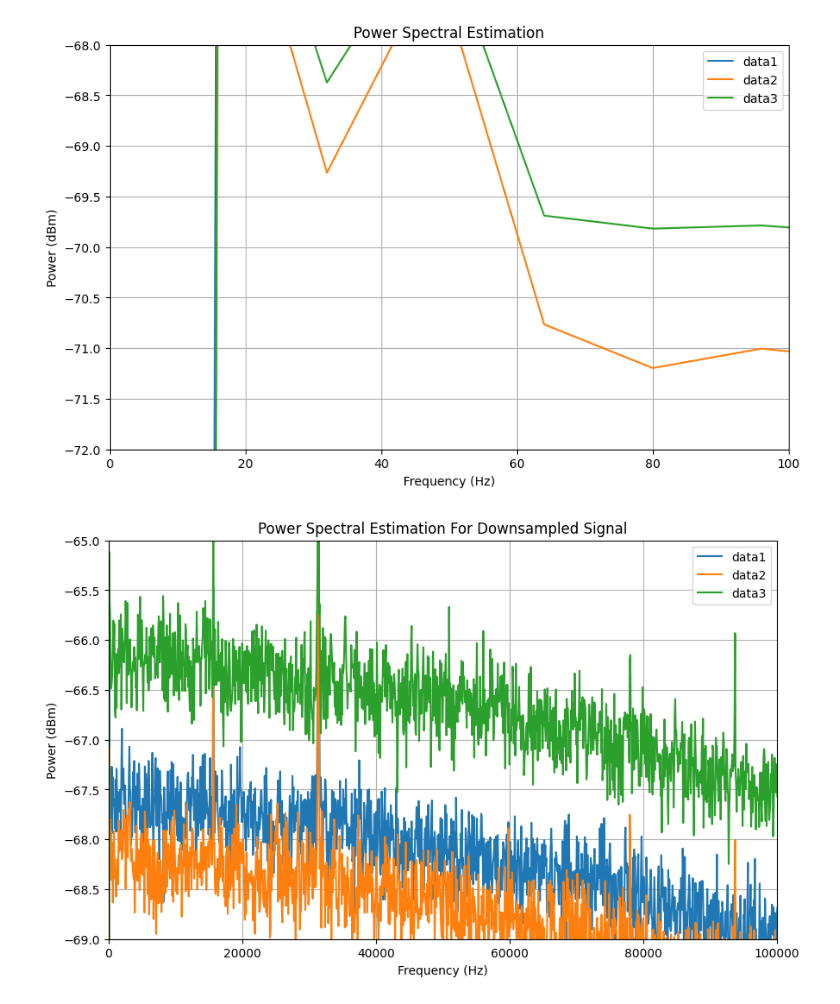
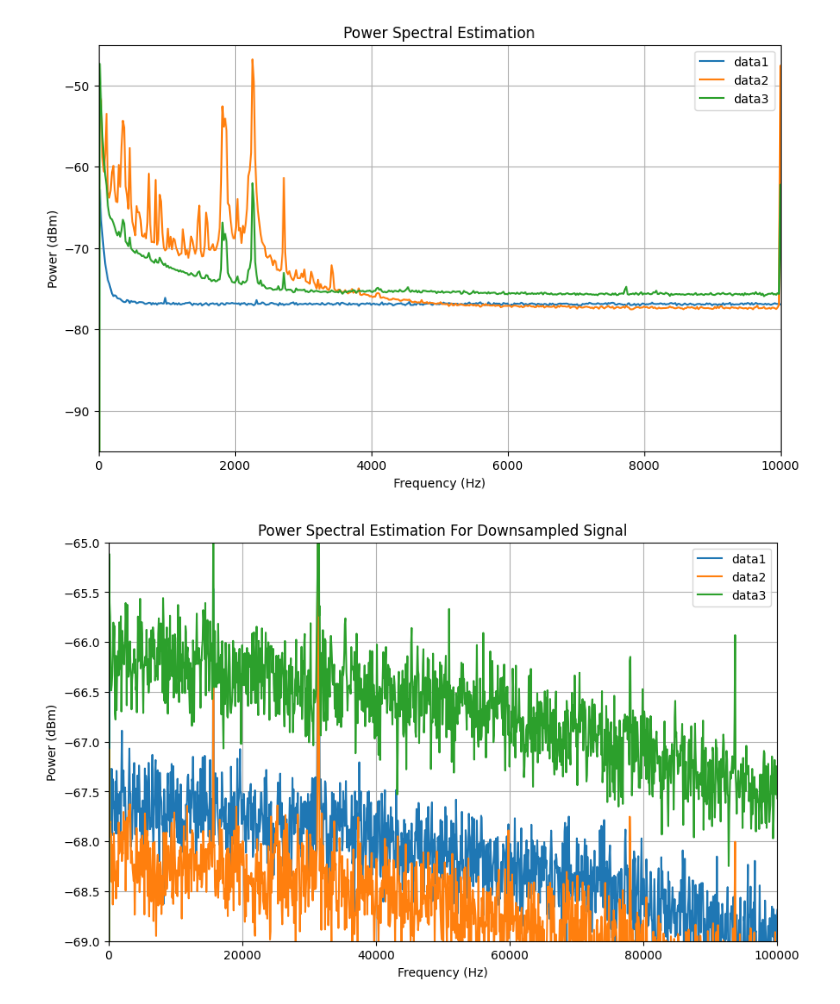
Before and after one commit to kiiichi/python-learning, a Jupyter notebook: DataAE/chip/periodogram.ipynb, the cells around one changed output. Drawn from its saved outputs; the diff is of its cells as text; code cells hidden in the pictures.

```diff
--- a/DataAE/chip/periodogram.ipynb
+++ b/DataAE/chip/periodogram.ipynb
@@ -6,9 +6,9 @@ from scipy.signal import welch
 # %%
 # Read data
 header_rows = 0
-data1 = pd.read_csv('data/RigolDS6.csv', skiprows=header_rows) #SNL
-data2 = pd.read_csv('data/RigolDS1.csv', skiprows=header_rows) #Squ
-data3 = pd.read_csv('data/RigolDS4.csv', skiprows=header_rows) #AntiSqu
+data1 = pd.read_csv('data/RigolDS2.csv', skiprows=header_rows) #SNL
+data2 = pd.read_csv('data/RigolDS0.csv', skiprows=header_rows) #Squ
+data3 = pd.read_csv('data/RigolDS1.csv', skiprows=header_rows) #AntiSqu
 
 signal1 = data1.iloc[:, 0].values
 signal2 = data2.iloc[:, 0].values
@@ -21,8 +21,8 @@ signal3 = signal3[:min_length]
 # %%
 # Parameters
 split_num = 1 # also is average number
-window_seg_number = 200 # number of segments in each window
-sampling_rate = 200000 # Sa/s
+window_seg_number = 2000 # number of segments in each window
+sampling_rate = 1000000 # Sa/s
 zohms = 50
 
 split_size = len(signal1) // split_num
@@ -76,22 +76,22 @@ Pxx_avg3 = np.mean(Pxx_avg_seg3, axis=0)
 Pxx_avg3 = 10 * np.log10(Pxx_avg3 / zohms) + 30
 # %%
 # Plot
-yrange = 4
+yrange = 50
 yref = -70
 plt.figure(figsize=(10, 6))
 plt.plot(f1, Pxx_avg1, label='data1')
 plt.plot(f2, Pxx_avg2, label='data2')
 plt.plot(f3, Pxx_avg3, label='data3')
 plt.title('Power Spectral Estimation')
 plt.xlabel('Frequency (Hz)')
 plt.ylabel('Power (dBm)')
-plt.xlim(0,100)
+plt.xlim(0,10000)
 plt.ylim(yref-yrange/2, yref+yrange/2)
 plt.legend()
 plt.grid(True)
 plt.show()
 # %% [output]
-[figure, old version]
+[figure, new version]
 # %%
 # Moving average for downsampling rate
 window_size = 10
```
Also changed, not shown: 2 other files.
